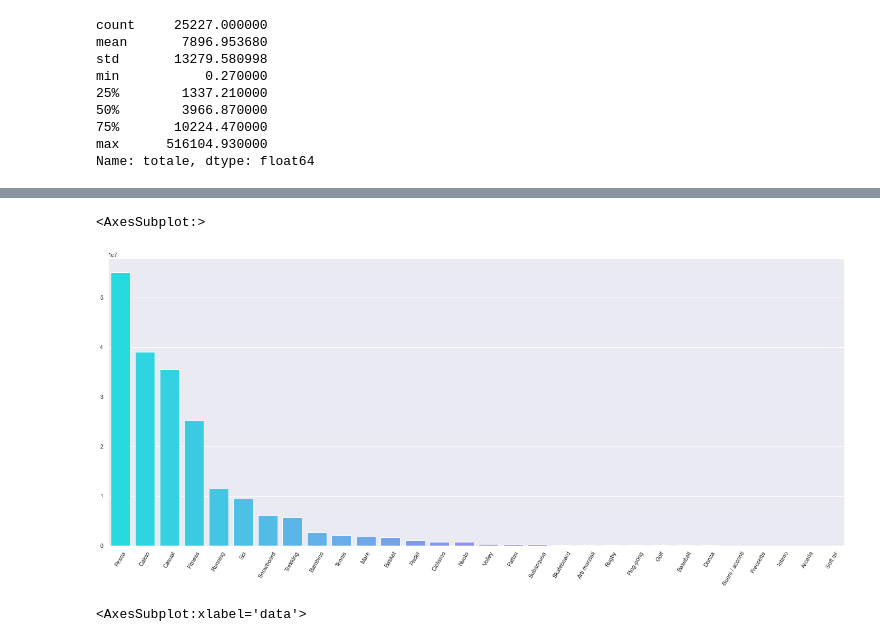
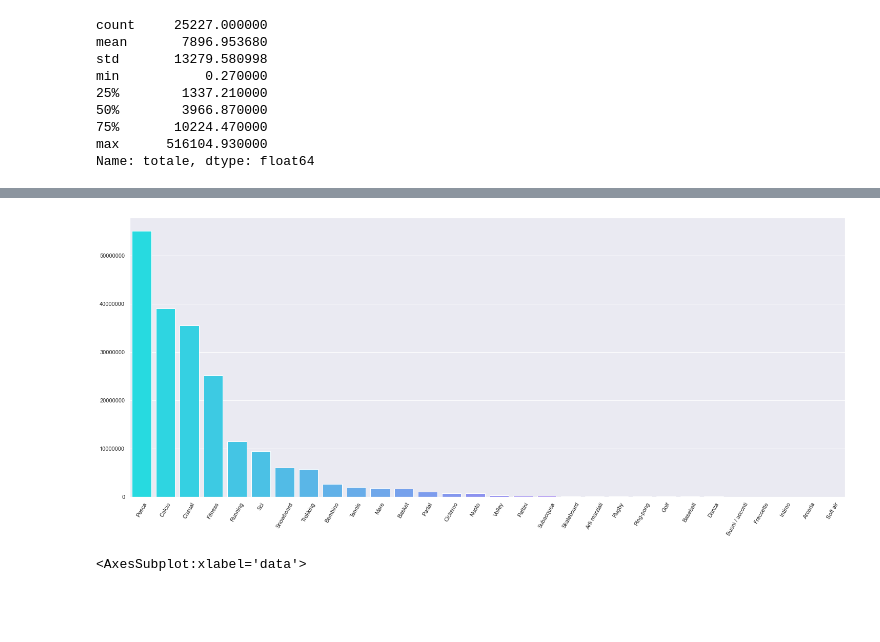
Before and after one commit to DragoneKTM/TimeSeriesProject, a Jupyter notebook: TimeSeriesProject.ipynb, the cells around one changed output, grey strips where cells are left out. Saved outputs shown, nothing was run; the diff lists cells and outputs as text; code cells hidden in the pictures; blank space fills up the shorter version.

Commit message:
Added 1week an 1month agg. graphs

```diff
--- a/TimeSeriesProject.ipynb
+++ b/TimeSeriesProject.ipynb
@@ -17,6 +17,7 @@ sns.set()
 df = pd.read_csv('.\data\serie-storiche-ecommerce.csv', quotechar="'", parse_dates=["data"])
 df["totale"] = df["totale"].apply(lambda x : (x.replace(",", ".")))
 df["totale"] = df["totale"].astype(float)
+df.sort_values('data', inplace=True)
 df.head()
 # %% [output]
 |  | data | totale | settore |
@@ -46,7 +47,7 @@ totale     0
 settore    0
 dtype: int64
 # %%
-df = df.where(df["totale"]>0)
+df = df[df["totale"]>0]
 # %% [markdown]
 ### Data exploration
 # %%
@@ -84,0 +105,7 @@ df.groupby(by="data", sort=True)["totale"].sum().plot()
+# %%
+df['anno'] = [d.year for d in df['data']]
+df['mese'] = [d.month for d in df['data']]
+
+df_mese = pd.DataFrame(df.groupby(by=['anno', 'mese'])['totale'].sum()).reset_index()
+df_mese = df_mese.pivot(index="mese", columns="anno", values="totale")
+df_mese
@@ -85,12 +127,12 @@ df.groupby(by="data", sort=True)["totale"].sum().plot()
 # %%
 ### Group by per category and sum up
 df_groupby_settore = df.groupby(by=["settore"], sort=True)["totale"].sum().sort_values(ascending=False)
 plt.figure(figsize=(25,10))
 plt.xticks(rotation=60)
 sns.barplot(x=list(df_groupby_settore.index), y=list(df_groupby_settore.values), palette="cool")
+plt.ticklabel_format(style='plain', axis='y')
 # %% [output]
-<AxesSubplot:>
-[figure, old version]
+[figure, new version]
 # %%
 ### time series group by higher sectors in total
 list_high_number_total = df_groupby_settore.index[0:10]
```
Also changed, not shown: parts of 5 cells of this notebook.
